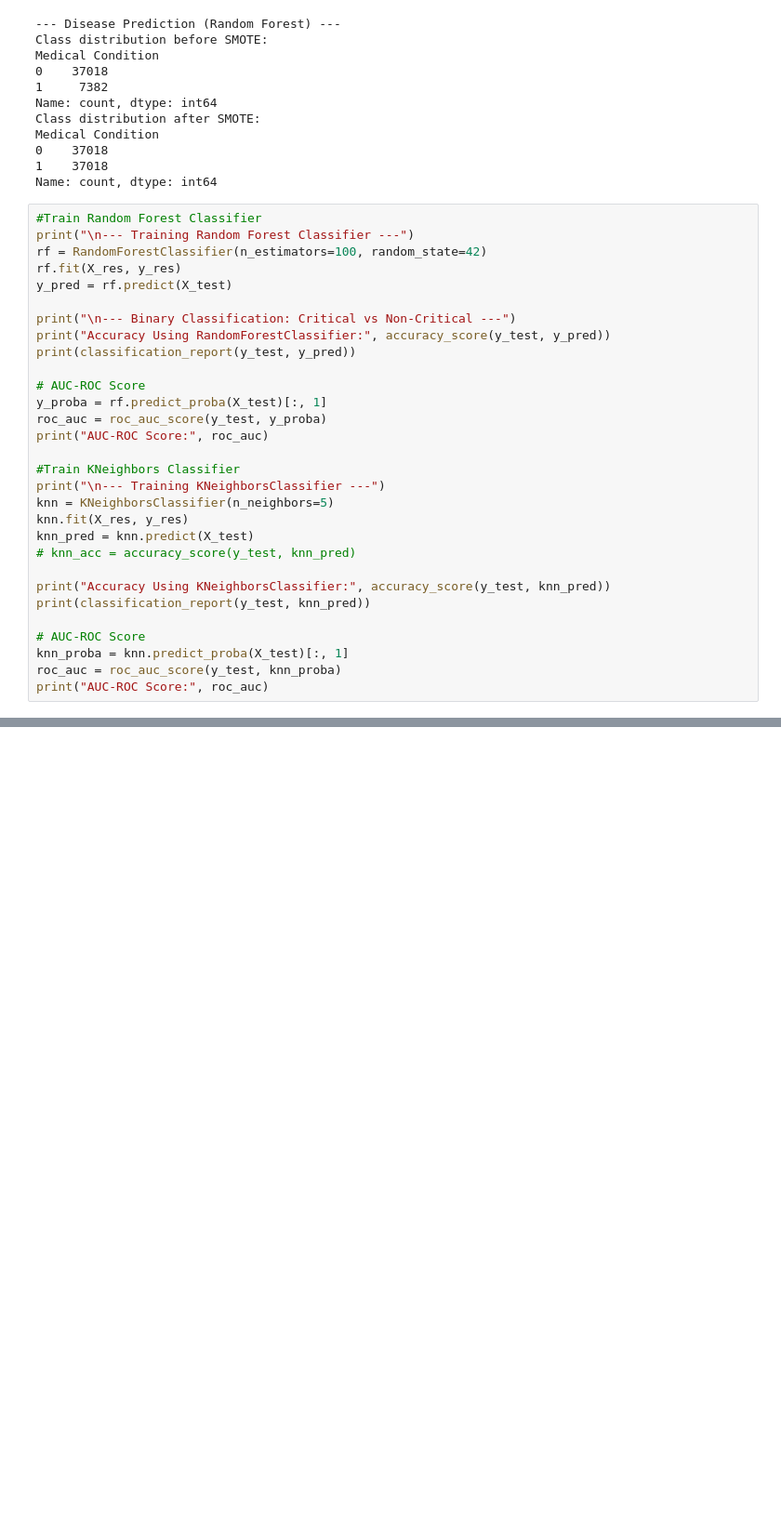
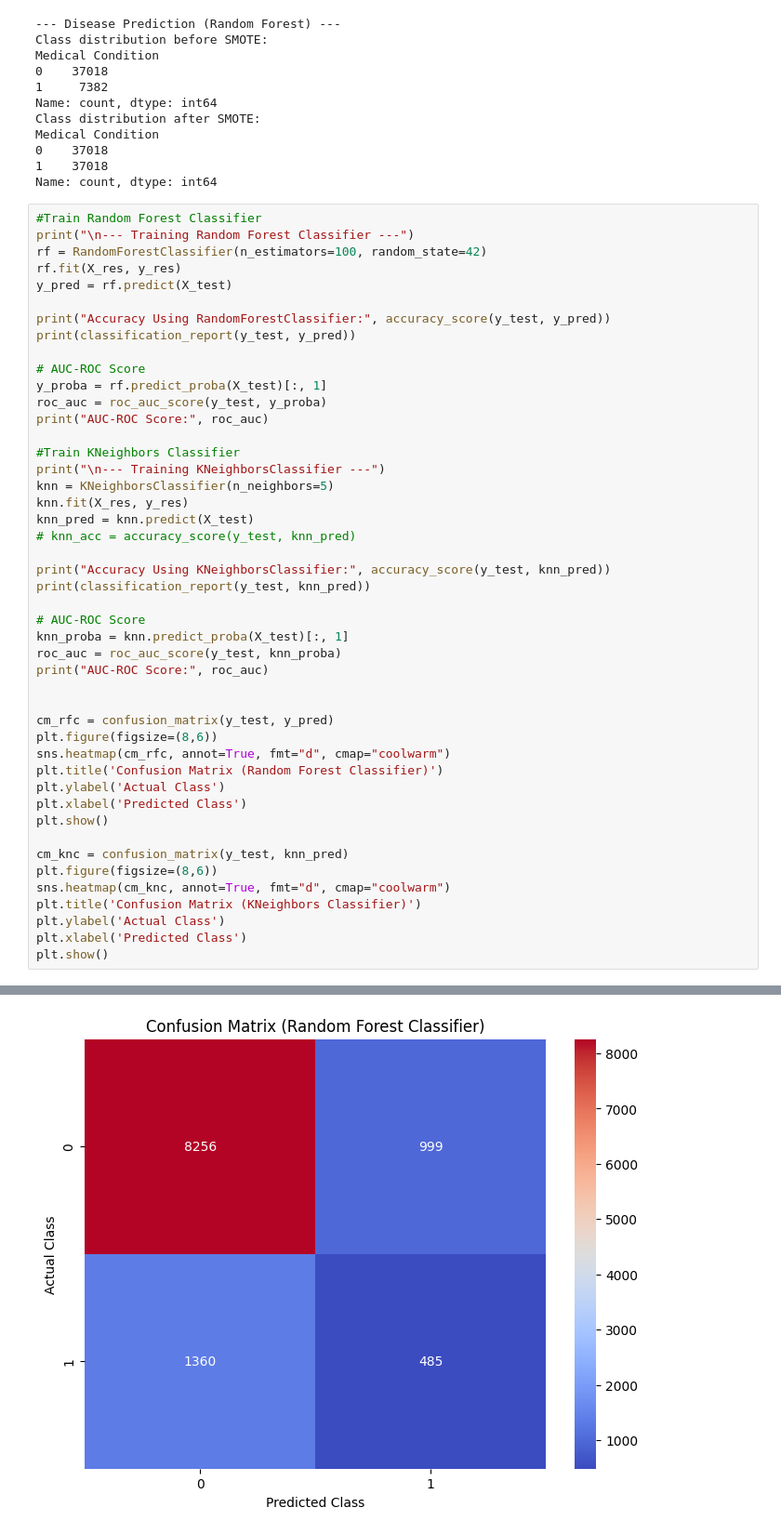
Before and after one commit to roshanshresthanp/early-disease-detection, a Jupyter notebook: prod.ipynb, the cells around one changed output, grey strips where cells are left out. Shown: that part at 93% size. Saved outputs shown, nothing was run; the diff lists cells and outputs as text; blank space fills up the shorter version.

```diff
--- a/prod.ipynb
+++ b/prod.ipynb
@@ -97,7 +95,6 @@ rf = RandomForestClassifier(n_estimators=100, random_state=42)
 rf.fit(X_res, y_res)
 y_pred = rf.predict(X_test)
 
-print("\n--- Binary Classification: Critical vs Non-Critical ---")
 print("Accuracy Using RandomForestClassifier:", accuracy_score(y_test, y_pred))
 print(classification_report(y_test, y_pred))
 
@@ -111,30 +108,48 @@ print("\n--- Training KNeighborsClassifier ---")
 knn = KNeighborsClassifier(n_neighbors=5)
 knn.fit(X_res, y_res)
 knn_pred = knn.predict(X_test)
 # knn_acc = accuracy_score(y_test, knn_pred)
 
 print("Accuracy Using KNeighborsClassifier:", accuracy_score(y_test, knn_pred))
 print(classification_report(y_test, knn_pred))
 
 # AUC-ROC Score
 knn_proba = knn.predict_proba(X_test)[:, 1]
 roc_auc = roc_auc_score(y_test, knn_proba)
 print("AUC-ROC Score:", roc_auc)
+
+
+cm_rfc = confusion_matrix(y_test, y_pred)
+plt.figure(figsize=(8,6))
+sns.heatmap(cm_rfc, annot=True, fmt="d", cmap="coolwarm")
+plt.title('Confusion Matrix (Random Forest Classifier)')
+plt.ylabel('Actual Class')
+plt.xlabel('Predicted Class')
+plt.show()
+
+cm_knc = confusion_matrix(y_test, knn_pred)
+plt.figure(figsize=(8,6))
+sns.heatmap(cm_knc, annot=True, fmt="d", cmap="coolwarm")
+plt.title('Confusion Matrix (KNeighbors Classifier)')
+plt.ylabel('Actual Class')
+plt.xlabel('Predicted Class')
+plt.show()
 # %% [output]
 --- Training Random Forest Classifier ---
 
 --- Binary Classification: Critical vs Non-Critical ---
 Accuracy Using RandomForestClassifier: 0.7874774774774774
               precision    recall  f1-score   support
 
            0       0.86      0.89      0.87      9255
            1       0.33      0.26      0.29      1845
 
     accuracy                           0.79     11100
    macro avg       0.59      0.58      0.58     11100
 weighted avg       0.77      0.79      0.78     11100
 ... (11 lines left out)
    macro avg       0.53      0.55      0.51     11100
 weighted avg       0.75      0.62      0.66     11100
 
 AUC-ROC Score: 0.5639817633184436
+[figure, added]
```
Also changed, not shown: parts of 7 cells of this notebook, 8 other files.
